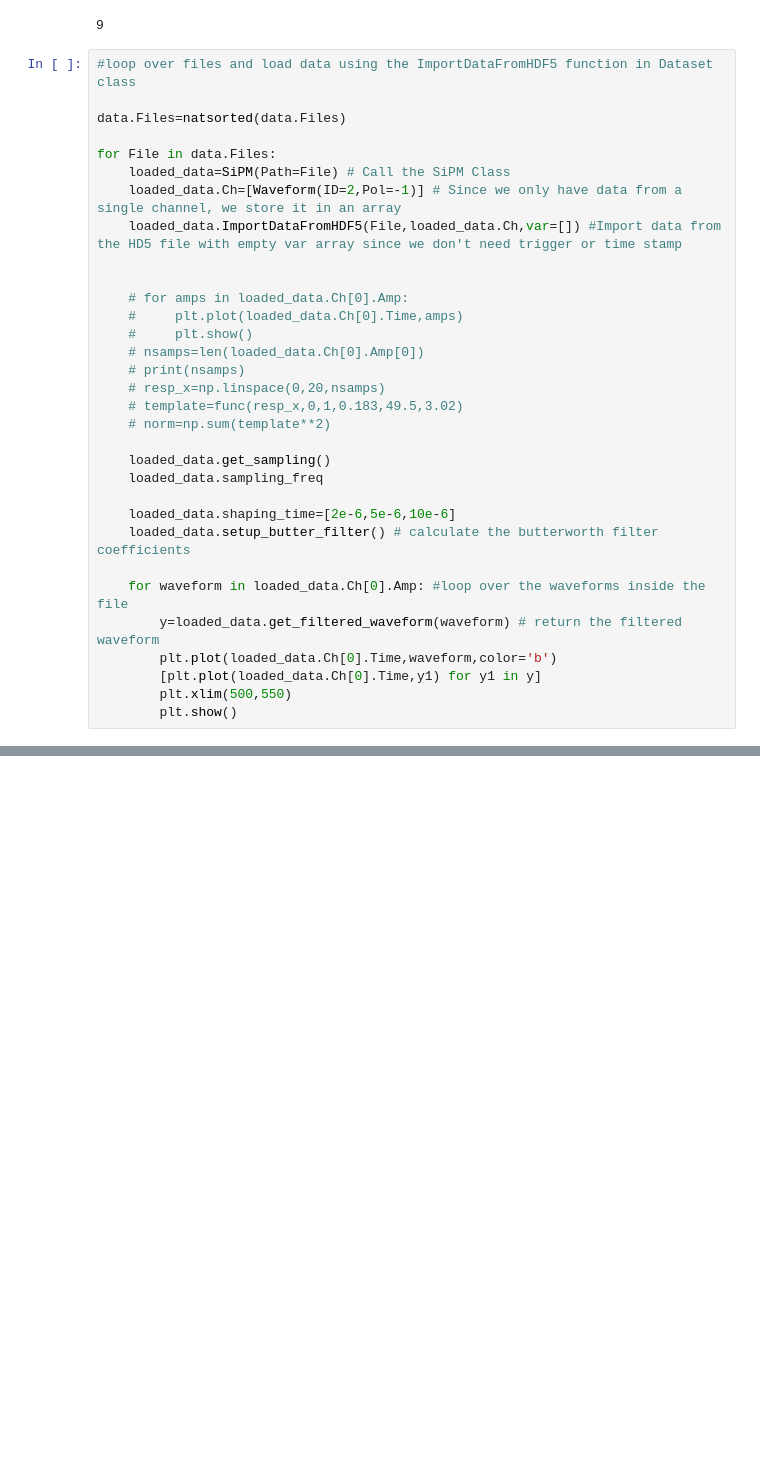
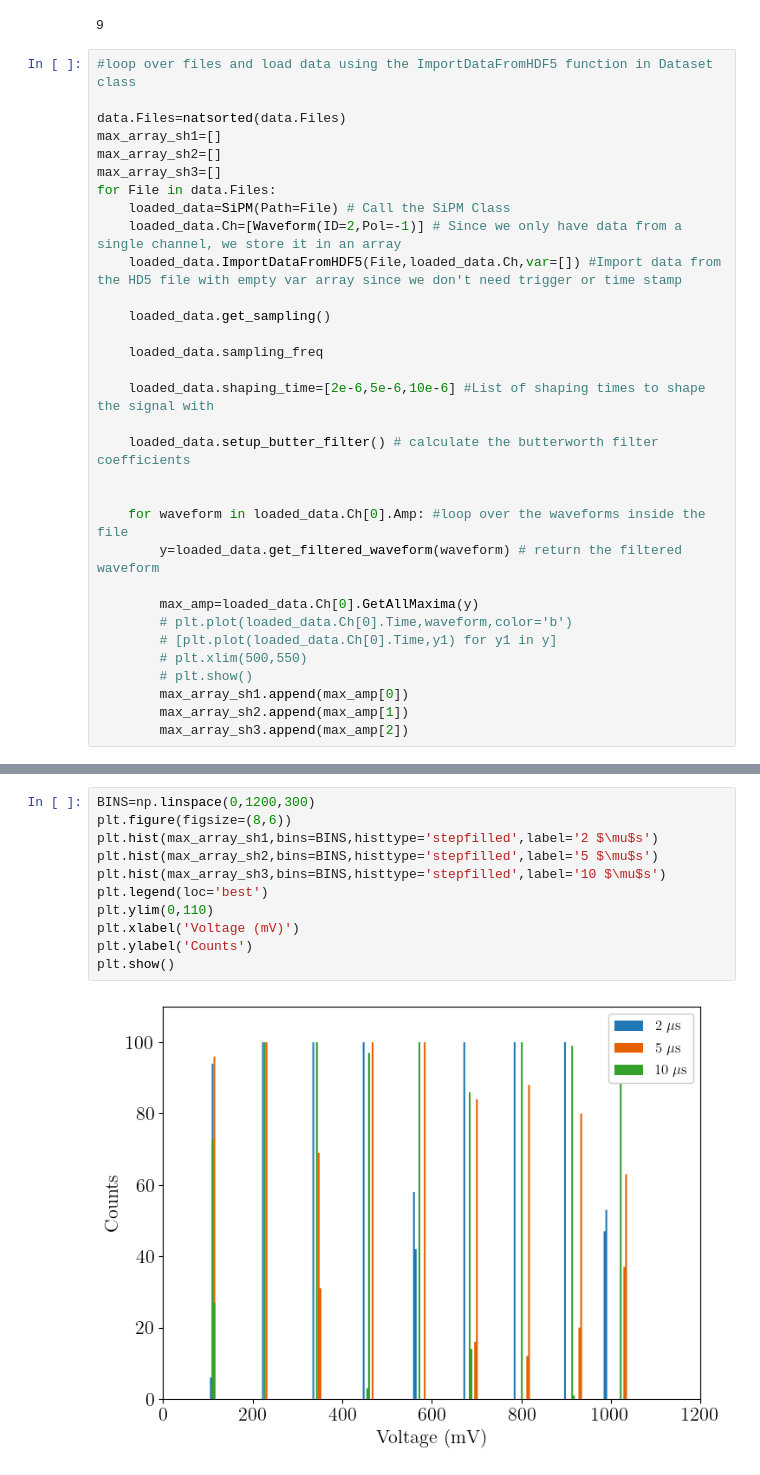
Before and after one commit to Moore-Lab/purity-monitor, a Jupyter notebook: Jupyter/Log/2022-04-21_FuncGen_Check.ipynb, the cells around one changed output, grey strips where cells are left out. Drawn from its saved outputs; the diff is of its cells as text; blank space fills up the shorter version.

Commit message:
updated analysis for the waveforms

```diff
--- a/Jupyter/Log/2022-04-21_FuncGen_Check.ipynb
+++ b/Jupyter/Log/2022-04-21_FuncGen_Check.ipynb
@@ -39,31 +39,31 @@ print (len(data.Files))
 #loop over files and load data using the ImportDataFromHDF5 function in Dataset class
 
 data.Files=natsorted(data.Files)
-
+max_array_sh1=[]
+max_array_sh2=[]
+max_array_sh3=[]
 for File in data.Files:
     loaded_data=SiPM(Path=File) # Call the SiPM Class
     loaded_data.Ch=[Waveform(ID=2,Pol=-1)] # Since we only have data from a single channel, we store it in an array
     loaded_data.ImportDataFromHDF5(File,loaded_data.Ch,var=[]) #Import data from the HD5 file with empty var array since we don't need trigger or time stamp
 
+    loaded_data.get_sampling()
 
-    # for amps in loaded_data.Ch[0].Amp:
-    #     plt.plot(loaded_data.Ch[0].Time,amps)
-    #     plt.show()
-    # nsamps=len(loaded_data.Ch[0].Amp[0])
-    # print(nsamps)
-    # resp_x=np.linspace(0,20,nsamps)
-    # template=func(resp_x,0,1,0.183,49.5,3.02)
-    # norm=np.sum(template**2)
-
-    loaded_data.get_sampling()
     loaded_data.sampling_freq
 
-    loaded_data.shaping_time=[2e-6,5e-6,10e-6]
+    loaded_data.shaping_time=[2e-6,5e-6,10e-6] #List of shaping times to shape the signal with
+
     loaded_data.setup_butter_filter() # calculate the butterworth filter coefficients
+
 
     for waveform in loaded_data.Ch[0].Amp: #loop over the waveforms inside the file
         y=loaded_data.get_filtered_waveform(waveform) # return the filtered waveform
-        plt.plot(loaded_data.Ch[0].Time,waveform,color='b')
-        [plt.plot(loaded_data.Ch[0].Time,y1) for y1 in y]
-        plt.xlim(500,550)
-        plt.show()
+
+        max_amp=loaded_data.Ch[0].GetAllMaxima(y)
+        # plt.plot(loaded_data.Ch[0].Time,waveform,color='b')
+        # [plt.plot(loaded_data.Ch[0].Time,y1) for y1 in y]
+        # plt.xlim(500,550)
+        # plt.show()
+        max_array_sh1.append(max_amp[0])
+        max_array_sh2.append(max_amp[1])
+        max_array_sh3.append(max_amp[2])
@@ -261,0 +70,13 @@ dir='C:/Data/20220506/'
+# %%
+BINS=np.linspace(0,1200,300)
+plt.figure(figsize=(8,6))
+plt.hist(max_array_sh1,bins=BINS,histtype='stepfilled',label='2 $\mu$s')
+plt.hist(max_array_sh2,bins=BINS,histtype='stepfilled',label='5 $\mu$s')
+plt.hist(max_array_sh3,bins=BINS,histtype='stepfilled',label='10 $\mu$s')
+plt.legend(loc='best')
+plt.ylim(0,110)
+plt.xlabel('Voltage (mV)')
+plt.ylabel('Counts')
+plt.show()
+# %% [output]
+[figure, added]
```
Also changed, not shown: parts of 13 cells of this notebook, 1 other file.
